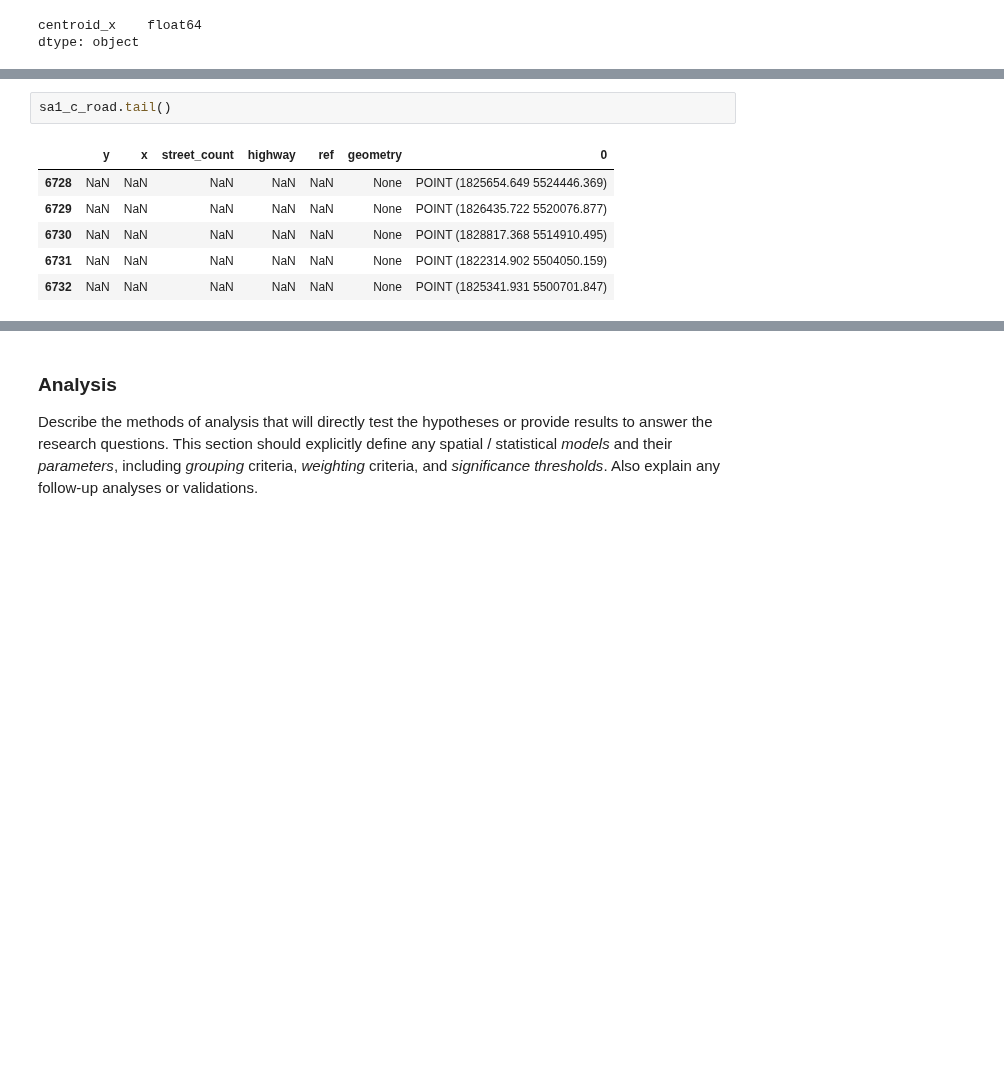
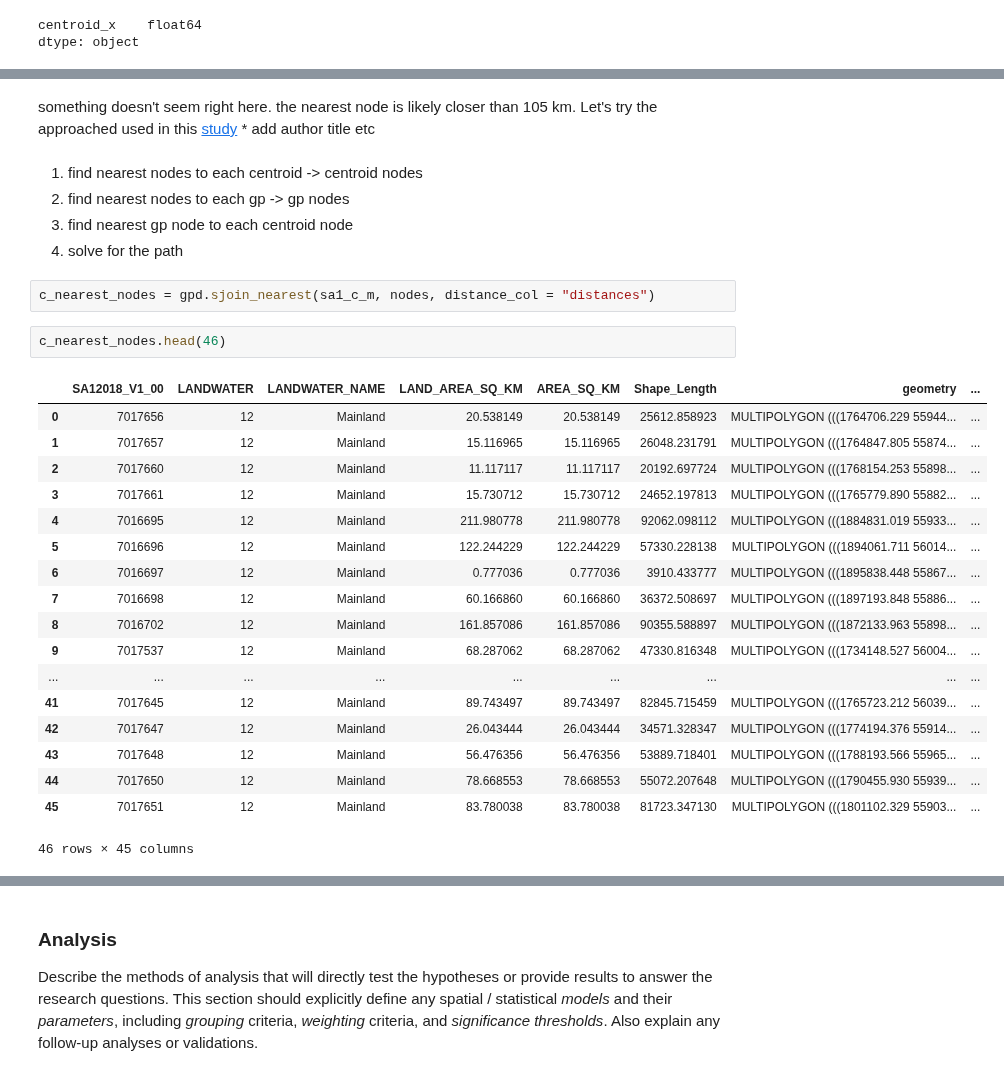
Before and after one commit to gsokolow/Flooding-and-Healthcare-2024, a Jupyter notebook: procedure/code/01-Jupyter_notebook.ipynb, the cells around one changed output, grey strips where cells are left out. Cells and saved outputs as stored; diff of their text form; blank space fills up the shorter version.

```diff
--- a/procedure/code/01-Jupyter_notebook.ipynb
+++ b/procedure/code/01-Jupyter_notebook.ipynb
@@ -486,9 +538,30 @@ sa1_c_road.head()
-# %%
-sa1_c_road.tail()
-# %% [output]
-|  | y | x | street_count | highway | ref | geometry | 0 |
-| 6728 | NaN | NaN | NaN | NaN | NaN | None | POINT (1825654.649 5524446.369) |
-| 6729 | NaN | NaN | NaN | NaN | NaN | None | POINT (1826435.722 5520076.877) |
-| 6730 | NaN | NaN | NaN | NaN | NaN | None | POINT (1828817.368 5514910.495) |
-| 6731 | NaN | NaN | NaN | NaN | NaN | None | POINT (1822314.902 5504050.159) |
-| 6732 | NaN | NaN | NaN | NaN | NaN | None | POINT (1825341.931 5500701.847) |
+# %% [markdown]
+something doesn't seem right here. the nearest node is likely closer than 105 km. Let's try the approached used in this [study](https://github.com/HEGSRR/OR-VT-Pharmacy/blob/main/procedure/code/02_Pharmacy_Accessibility_Analysis.ipynb) * add author title etc
+# %% [markdown]
+1. find nearest nodes to each centroid -> centroid nodes
+2. find nearest nodes to each gp -> gp nodes
+3. find nearest gp node to each centroid node
+4. solve for the path
+# %%
+c_nearest_nodes = gpd.sjoin_nearest(sa1_c_m, nodes, distance_col = "distances")
+# %%
+c_nearest_nodes.head(46)
+# %% [output]
+|  | SA12018_V1_00 | LANDWATER | LANDWATER_NAME | LAND_AREA_SQ_KM | AREA_SQ_KM | Shape_Length | geometry | ... |
+| 0 | 7017656 | 12 | Mainland | 20.538149 | 20.538149 | 25612.858923 | MULTIPOLYGON (((1764706.229 55944... | ... |
+| 1 | 7017657 | 12 | Mainland | 15.116965 | 15.116965 | 26048.231791 | MULTIPOLYGON (((1764847.805 55874... | ... |
+| 2 | 7017660 | 12 | Mainland | 11.117117 | 11.117117 | 20192.697724 | MULTIPOLYGON (((1768154.253 55898... | ... |
+| 3 | 7017661 | 12 | Mainland | 15.730712 | 15.730712 | 24652.197813 | MULTIPOLYGON (((1765779.890 55882... | ... |
+| 4 | 7016695 | 12 | Mainland | 211.980778 | 211.980778 | 92062.098112 | MULTIPOLYGON (((1884831.019 55933... | ... |
+| 5 | 7016696 | 12 | Mainland | 122.244229 | 122.244229 | 57330.228138 | MULTIPOLYGON (((1894061.711 56014... | ... |
+| 6 | 7016697 | 12 | Mainland | 0.777036 | 0.777036 | 3910.433777 | MULTIPOLYGON (((1895838.448 55867... | ... |
+| 7 | 7016698 | 12 | Mainland | 60.166860 | 60.166860 | 36372.508697 | MULTIPOLYGON (((1897193.848 55886... | ... |
+| 8 | 7016702 | 12 | Mainland | 161.857086 | 161.857086 | 90355.588897 | MULTIPOLYGON (((1872133.963 55898... | ... |
+| 9 | 7017537 | 12 | Mainland | 68.287062 | 68.287062 | 47330.816348 | MULTIPOLYGON (((1734148.527 56004... | ... |
+| ... | ... | ... | ... | ... | ... | ... | ... | ... |
+| 41 | 7017645 | 12 | Mainland | 89.743497 | 89.743497 | 82845.715459 | MULTIPOLYGON (((1765723.212 56039... | ... |
+| 42 | 7017647 | 12 | Mainland | 26.043444 | 26.043444 | 34571.328347 | MULTIPOLYGON (((1774194.376 55914... | ... |
+| 43 | 7017648 | 12 | Mainland | 56.476356 | 56.476356 | 53889.718401 | MULTIPOLYGON (((1788193.566 55965... | ... |
+| 44 | 7017650 | 12 | Mainland | 78.668553 | 78.668553 | 55072.207648 | MULTIPOLYGON (((1790455.930 55939... | ... |
+| 45 | 7017651 | 12 | Mainland | 83.780038 | 83.780038 | 81723.347130 | MULTIPOLYGON (((1801102.329 55903... | ... |
+46 rows × 45 columns
```
Also changed, not shown: parts of 28 cells of this notebook.
